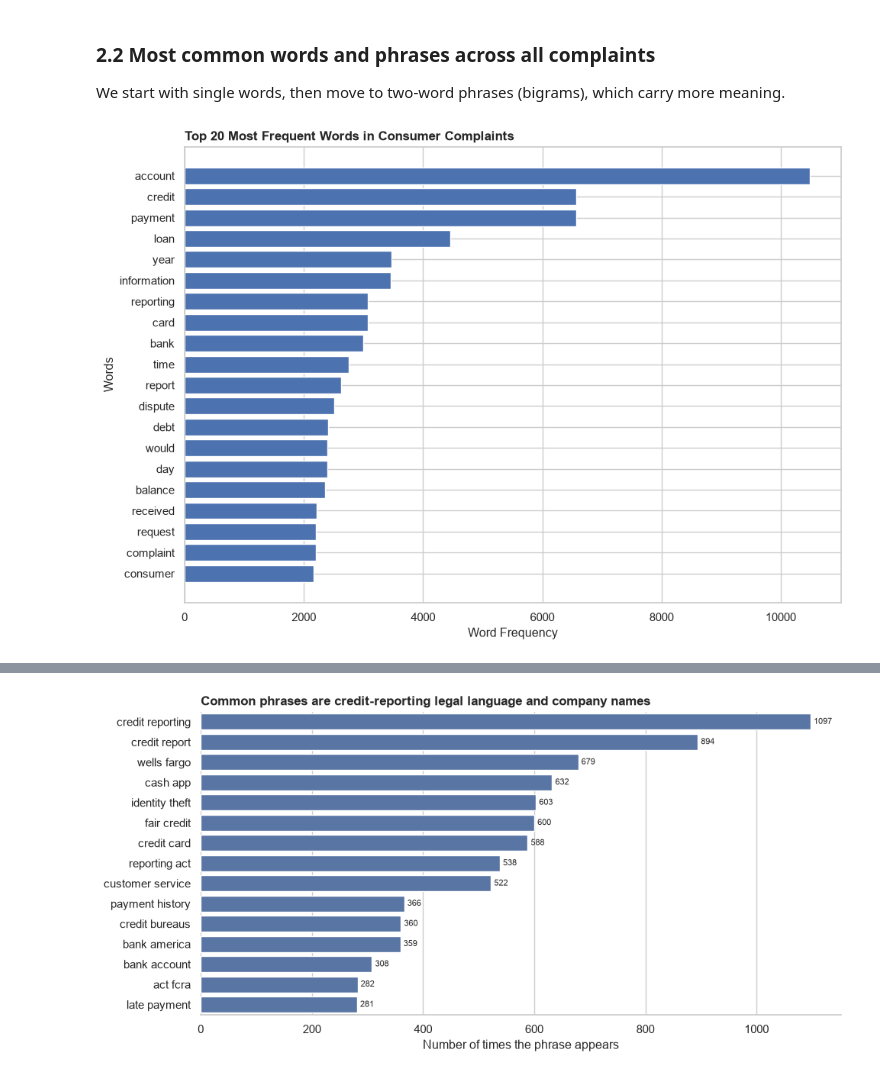
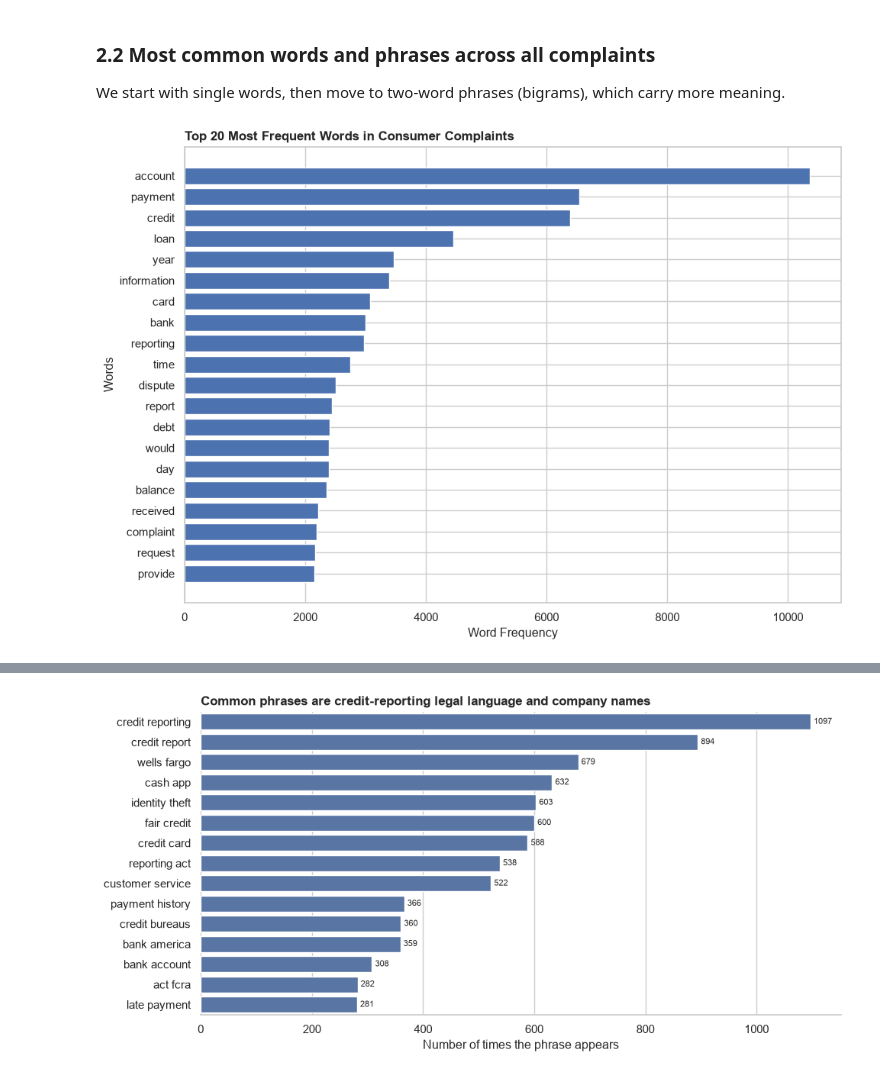
Before and after one commit to rebeccaquaye/consumer-financial-complaints, a Jupyter notebook: index.ipynb, the cells around one changed output, grey strips where cells are left out. Cells and saved outputs as stored; diff of their text form; code cells hidden in the pictures.

Commit message:
Finalize Phase 2 analysis and Jaccard similarity

```diff
--- a/index.ipynb
+++ b/index.ipynb
@@ -383,8 +384,8 @@ def clean_for_counts(text):
     # Join words back into text
     return " ".join(words)
 
-# Apply the cleaning to every narrative and store it in a new column
-df["clean_narrative"] = df["Consumer complaint narrative"].apply(clean_for_counts)
+# Apply stricter cleaning to unique narratives for word-frequency analysis
+text_df["clean_narrative"] = text_df[TEXT_COL].apply(clean_for_counts)
 # %% [markdown]
 ### 2.2 Most common words and phrases across all complaints
 
@@ -392,31 +393,29 @@ We start with single words, then move to two-word phrases (bigrams), which carry
 # %%
 # Count the most common single words across all narratives
 
-# Combine all cleaned narratives and split them into words
-all_words = " ".join(df["clean_narrative"]).split()
-
+# Combine cleaned words from unique complaint narratives
+all_words = " ".join(text_df["clean_narrative"]).split()
 # Count how often each word appears
 word_counts = Counter(all_words)   # Counter maps each word to the number of times it appears
 
 # Get the 20 most common words
 top_words = pd.DataFrame(
     word_counts.most_common(20),
     columns=["Word", "Frequency"]
 )
-
 # Plot the 20 most frequent words
 plt.figure(figsize=(10, 7))
 
 plt.barh(top_words["Word"], top_words["Frequency"])
 
 plt.title("Top 20 Most Frequent Words in Consumer Complaints")
 plt.xlabel("Word Frequency")
 plt.ylabel("Words")
 
 # Display the most frequent word at the top
 plt.gca().invert_yaxis()
 
 plt.tight_layout()
 plt.show()
 # %% [output]
-[figure, old version]
+[figure, new version]
```
Also changed, not shown: parts of 16 cells of this notebook.
